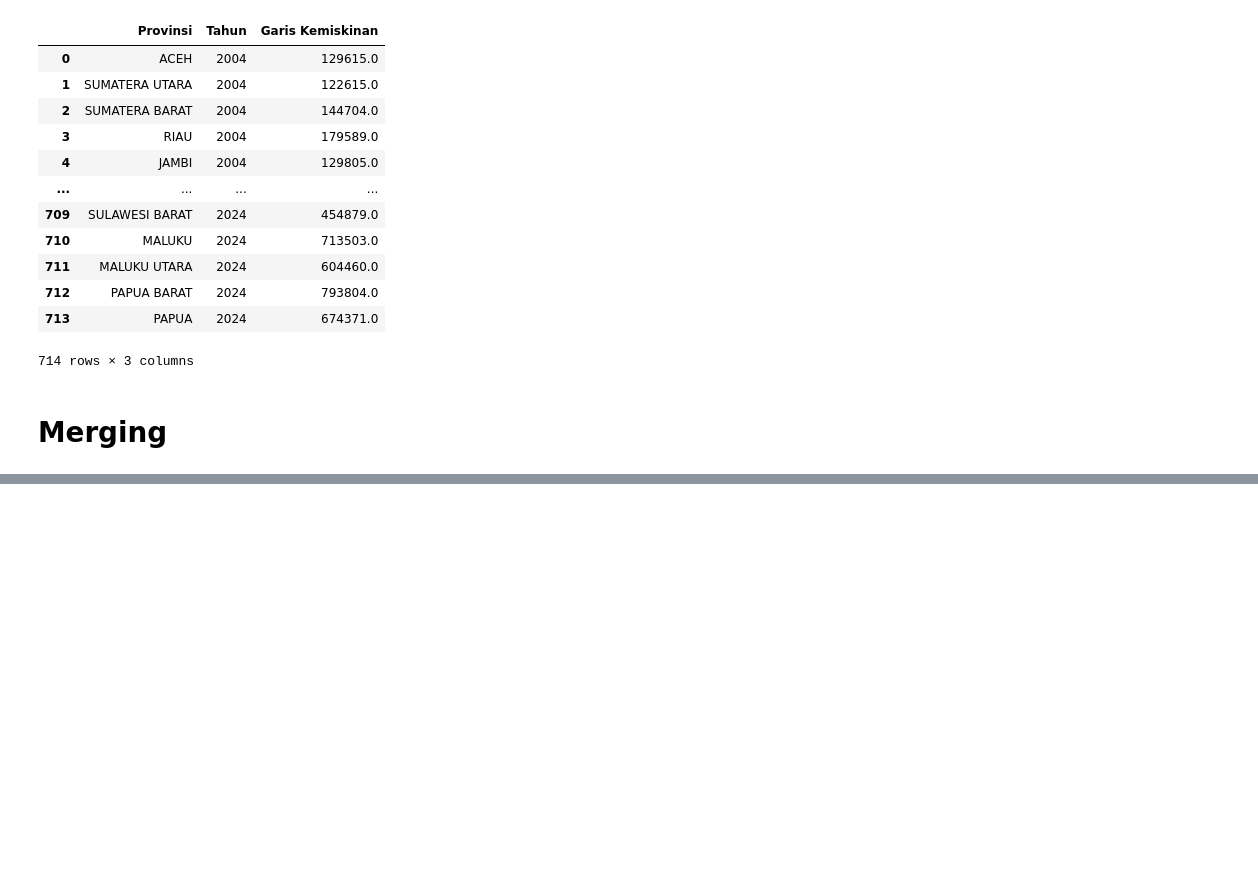
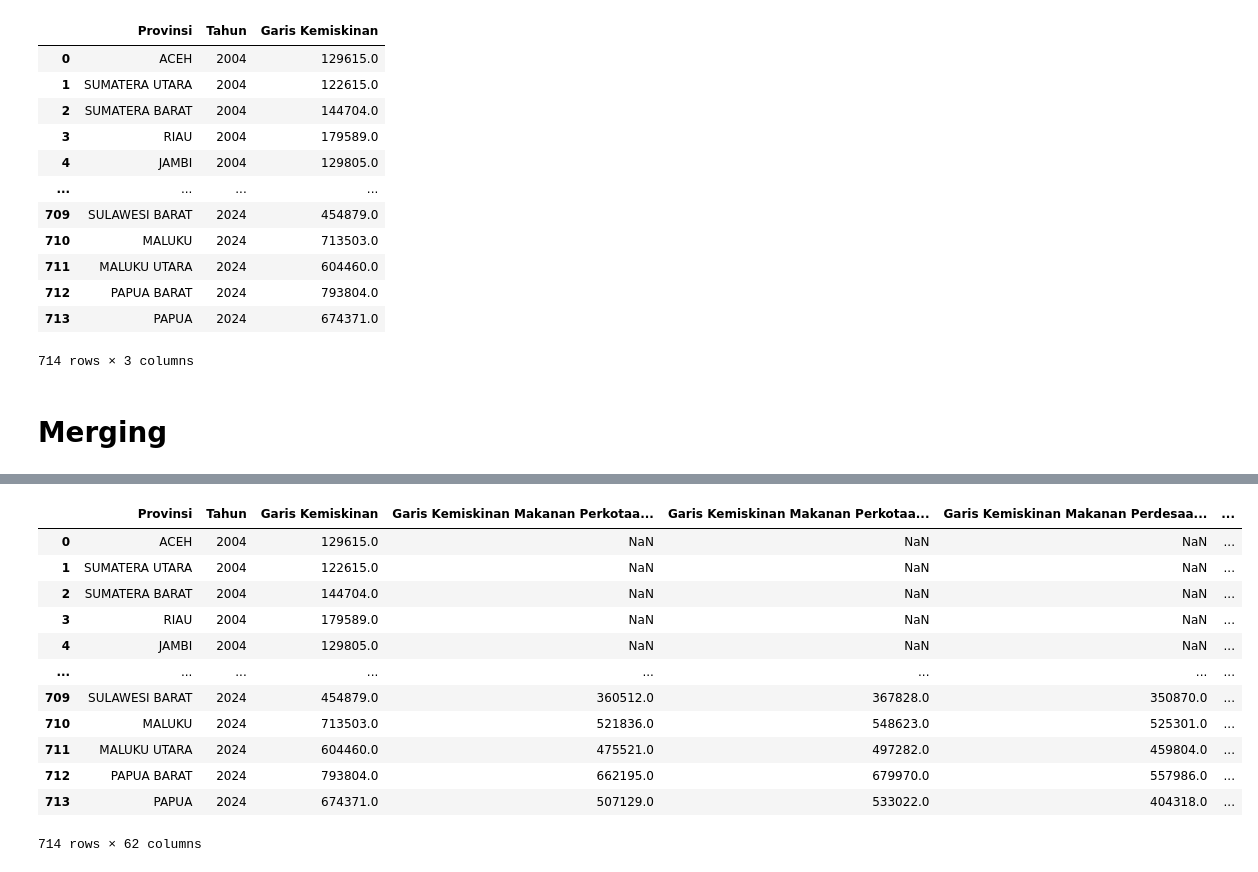
Before and after one commit to yusufimantaka/gamadata-2, a Jupyter notebook: data-cleaning-2.ipynb, the cells around one changed output, grey strips where cells are left out. Drawn from its saved outputs; the diff is of its cells as text; code cells hidden in the pictures; blank space fills up the shorter version.

```diff
--- a/data-cleaning-2.ipynb
+++ b/data-cleaning-2.ipynb
@@ -339,0 +368,8 @@ garis_kemiskinan_makanan
+# %%
+df_merged = df_merged.merge(indeks_keparahan, on=['Provinsi', 'Tahun'], how='left')
+# %%
+df_merged = df_merged.merge(pdrb, on=['Provinsi', 'Tahun'], how='left')
+# %%
+ump_long = ump_long.rename(columns={'Year':'Tahun'})
+# %%
+df_merged = df_merged.merge(ump_long, on=['Provinsi', 'Tahun'], how='left')
@@ -339,0 +389,16 @@ garis_kemiskinan_makanan
+# %%
+df_merged
+# %% [output]
+|  | Provinsi | Tahun | Garis Kemiskinan | Garis Kemiskinan Makanan Perkotaa... | Garis Kemiskinan Makanan Perkotaa... | Garis Kemiskinan Makanan Perdesaa... | ... |
+| 0 | ACEH | 2004 | 129615.0 | NaN | NaN | NaN | ... |
+| 1 | SUMATERA UTARA | 2004 | 122615.0 | NaN | NaN | NaN | ... |
+| 2 | SUMATERA BARAT | 2004 | 144704.0 | NaN | NaN | NaN | ... |
+| 3 | RIAU | 2004 | 179589.0 | NaN | NaN | NaN | ... |
+| 4 | JAMBI | 2004 | 129805.0 | NaN | NaN | NaN | ... |
+| ... | ... | ... | ... | ... | ... | ... | ... |
+| 709 | SULAWESI BARAT | 2024 | 454879.0 | 360512.0 | 367828.0 | 350870.0 | ... |
+| 710 | MALUKU | 2024 | 713503.0 | 521836.0 | 548623.0 | 525301.0 | ... |
+| 711 | MALUKU UTARA | 2024 | 604460.0 | 475521.0 | 497282.0 | 459804.0 | ... |
+| 712 | PAPUA BARAT | 2024 | 793804.0 | 662195.0 | 679970.0 | 557986.0 | ... |
+| 713 | PAPUA | 2024 | 674371.0 | 507129.0 | 533022.0 | 404318.0 | ... |
+714 rows × 62 columns
```
Also changed, not shown: parts of 12 cells of this notebook, 1 other file.
